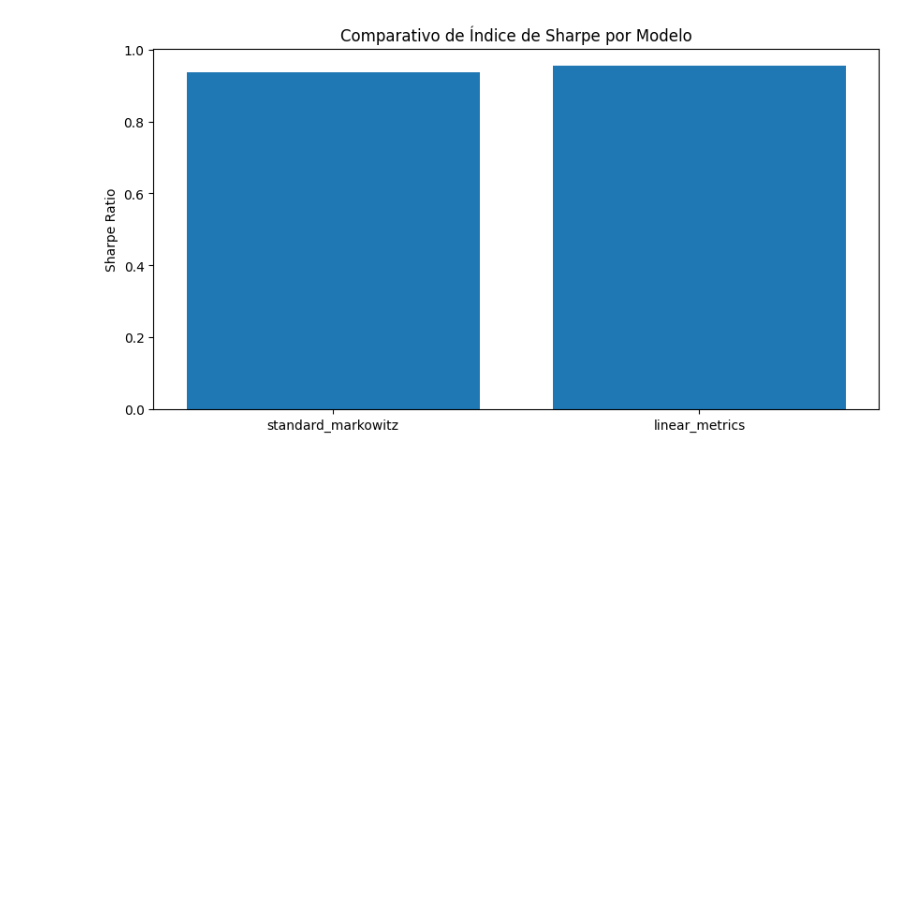
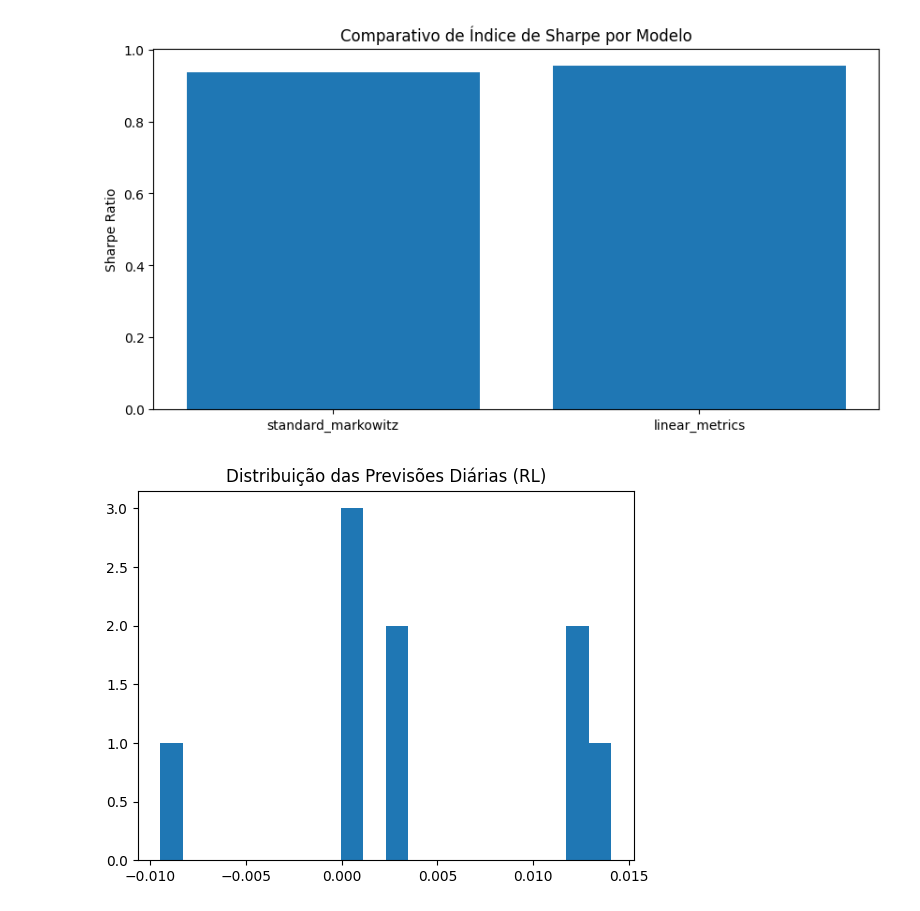
Before and after one commit to maronect/deep_learning_finance, a Jupyter notebook: notebooks/00-compare_models.ipynb, the cells around one changed output. Cells and saved outputs as stored; diff of their text form; code cells hidden in the pictures; blank space fills up the shorter version.

Commit message:
visualise LR model inconsistency

```diff
--- a/notebooks/00-compare_models.ipynb
+++ b/notebooks/00-compare_models.ipynb
@@ -80,3 +98,9 @@ plt.show()
 | 0 | standard_markowitz | 0.000897 | 0.015220 | 0.936077 | 2.202810 |
 | 0 | linear_metrics | 0.001088 | 0.018109 | 0.953563 | 2.962453 |
 [figure]
+# %%
+plt.hist(pred_daily, bins=20)
+plt.title("Distribuição das Previsões Diárias (RL)")
+plt.show()
+# %% [output]
+[figure, added]
```
Also changed, not shown: parts of 4 cells of this notebook, 2 other files.
